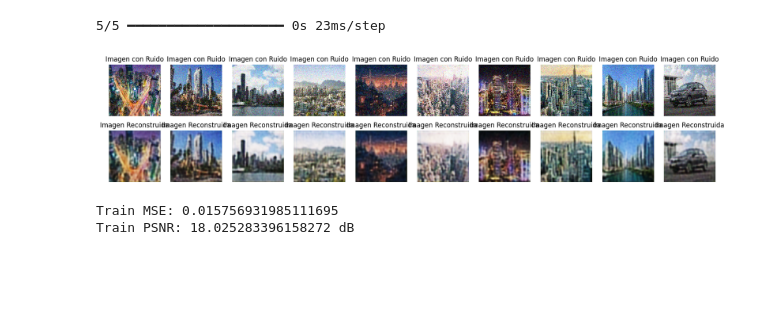
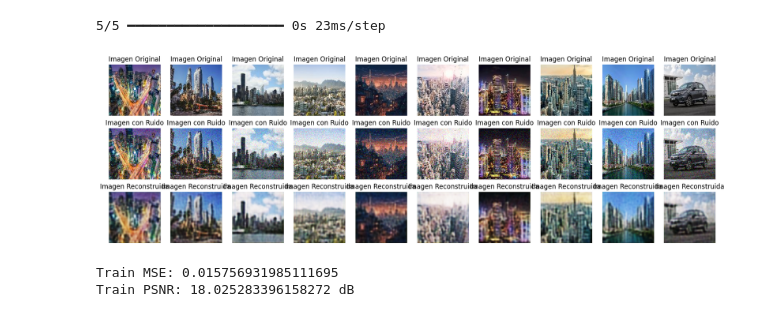
Before and after one commit to LOO1H3R/Deep_Learing_Proyect_01, a Jupyter notebook: Denoising_autoencoder.ipynb, the cells around one changed output. Cells and saved outputs as stored; diff of their text form; code cells hidden in the pictures; blank space fills up the shorter version.

```diff
--- a/Denoising_autoencoder.ipynb
+++ b/Denoising_autoencoder.ipynb
@@ -153,37 +158,43 @@ WARNING:absl:You are saving your model as an HDF5 file via `model.save()` or `ke
 # %%
 from skimage.metrics import peak_signal_noise_ratio as psnr
 
 # Comparar Imágenes
 decoded_imgs = autoencoder.predict(X_train_noisy)
 
 n = 10
-plt.figure(figsize=(20, 4))
+plt.figure(figsize=(20, 6))  # Adjust the figure size to accommodate three rows
 
 for i in range(n):
     # Imagen Original
-    ax = plt.subplot(2, n, i + 1)
+    ax = plt.subplot(3, n, i + 1)
+    plt.imshow(X_train[i])
+    plt.title("Imagen Original")
+    plt.axis('off')
+
+    # Imagen Original con Ruido
+    ax = plt.subplot(3, n, i + 1 + n)
     plt.imshow(X_train_noisy[i])
     plt.title("Imagen con Ruido")
     plt.axis('off')
 
     # Imagen Reconstruida
-    ax = plt.subplot(2, n, i + 1 + n)
+    ax = plt.subplot(3, n, i + 1 + 2 * n)
     plt.imshow(decoded_imgs[i])
     plt.title("Imagen Reconstruida")
     plt.axis('off')
 
 plt.show()
 
 # Mean Squared Error
 mse = np.mean((X_train - decoded_imgs) ** 2)
 print(f"Train MSE: {mse}")
 
 # Peak Signal-to-Noise Ratio
 psnr_value = psnr(X_train, decoded_imgs)
 print(f"Train PSNR: {psnr_value} dB")
 # %% [output]
 5/5 ━━━━━━━━━━━━━━━━━━━━ 0s 23ms/step
-[figure, old version]
+[figure, new version]
 Train MSE: 0.015756931985111695
 Train PSNR: 18.025283396158272 dB
 # %%
```
Also changed, not shown: parts of 4 cells of this notebook.
